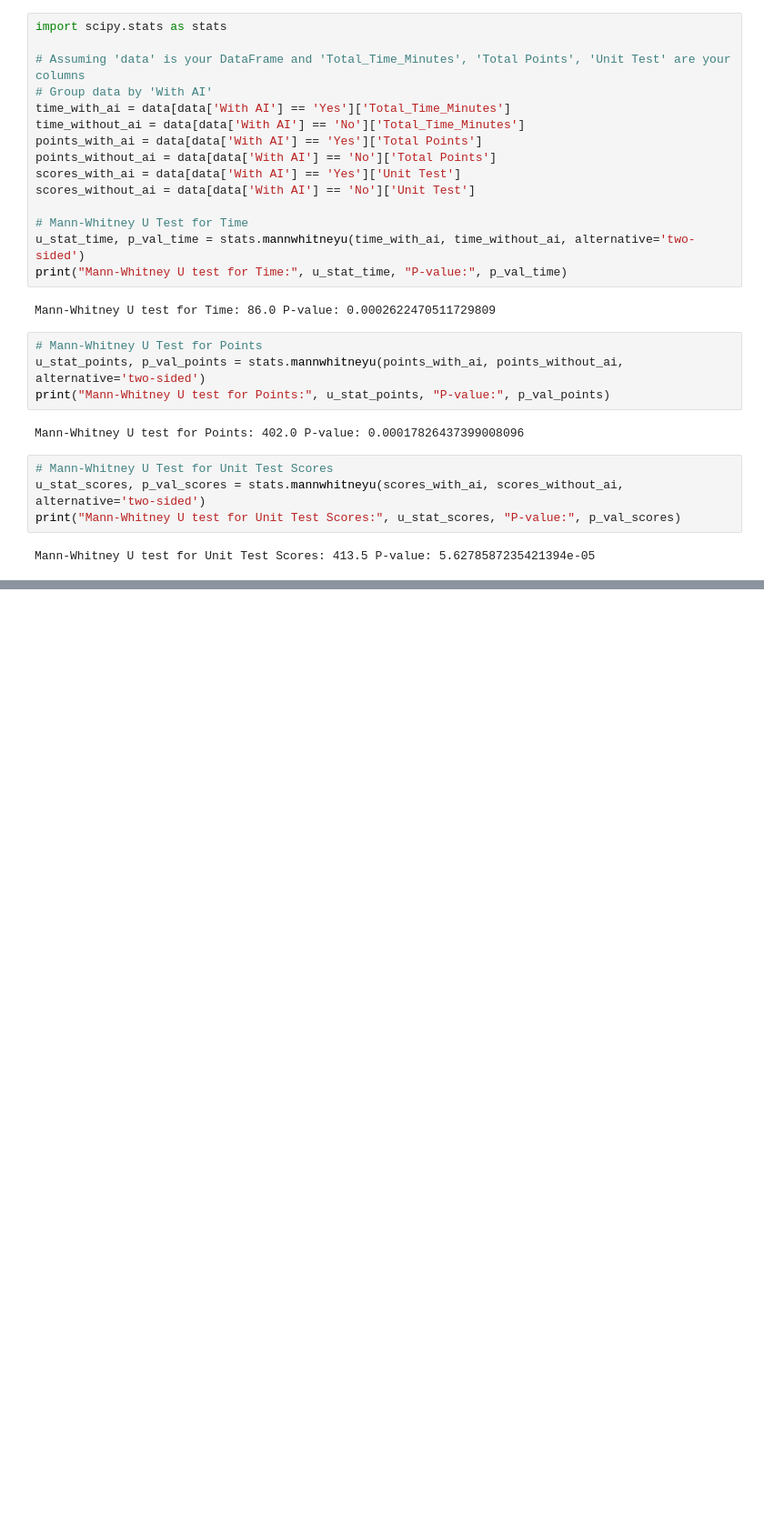
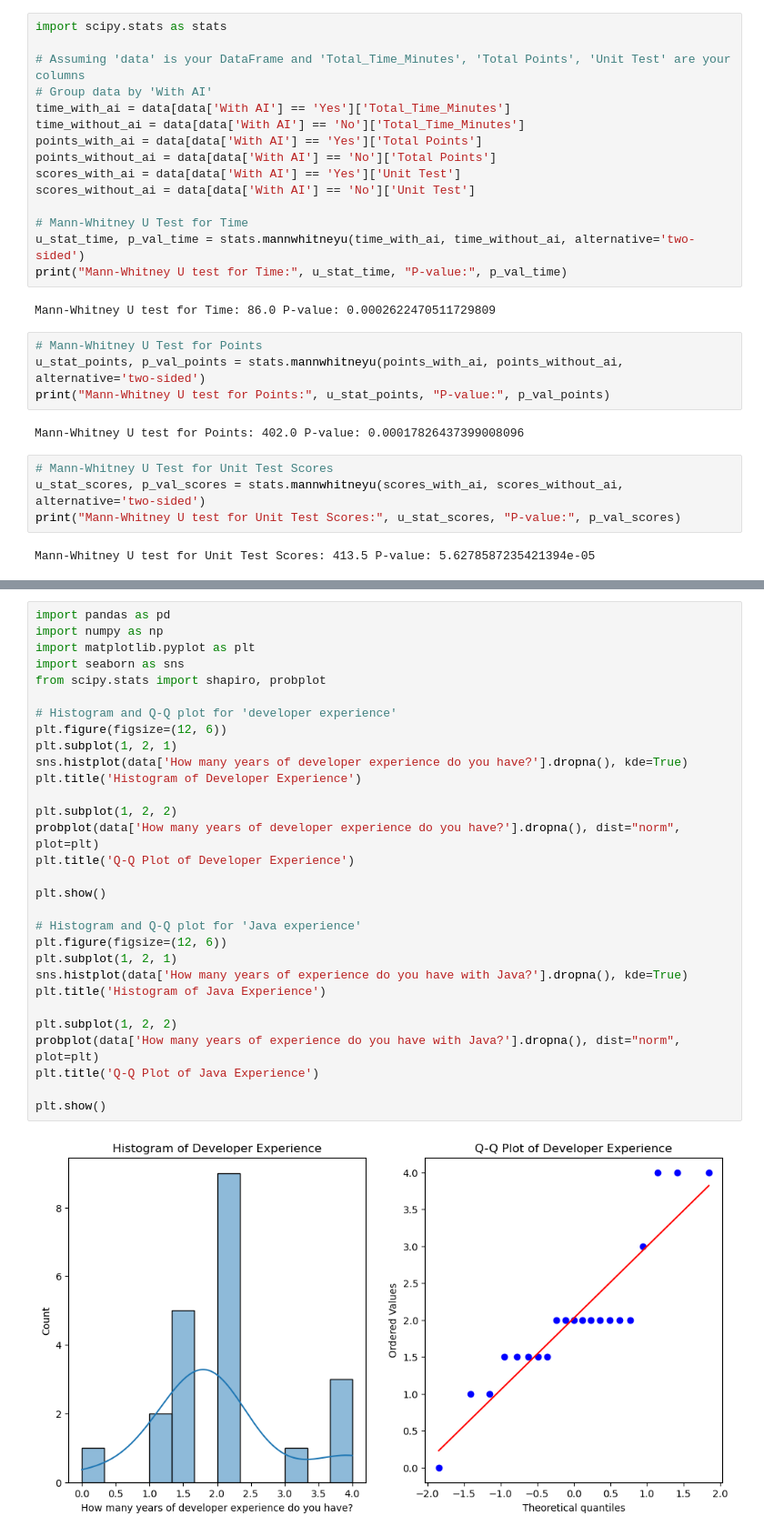
Before and after one commit to cseetreview/review_project, a Jupyter notebook: Notebook.ipynb, the cells around one changed output, grey strips where cells are left out. Shown: that part at 91% size. Saved outputs shown, nothing was run; the diff lists cells and outputs as text; blank space fills up the shorter version.

Commit message:
mere stats

```diff
--- a/Notebook.ipynb
+++ b/Notebook.ipynb
@@ -902,0 +925,32 @@ Mann-Whitney U test for Unit Test Scores: 413.5 P-value: 5.6278587235421394e-05
+# %%
+import pandas as pd
+import numpy as np
+import matplotlib.pyplot as plt
+import seaborn as sns
+from scipy.stats import shapiro, probplot
+
+# Histogram and Q-Q plot for 'developer experience'
+plt.figure(figsize=(12, 6))
+plt.subplot(1, 2, 1)
+sns.histplot(data['How many years of developer experience do you have?'].dropna(), kde=True)
+plt.title('Histogram of Developer Experience')
+
+plt.subplot(1, 2, 2)
+probplot(data['How many years of developer experience do you have?'].dropna(), dist="norm", plot=plt)
+plt.title('Q-Q Plot of Developer Experience')
+
+plt.show()
+
+# Histogram and Q-Q plot for 'Java experience'
+plt.figure(figsize=(12, 6))
+plt.subplot(1, 2, 1)
+sns.histplot(data['How many years of experience do you have with Java?'].dropna(), kde=True)
+plt.title('Histogram of Java Experience')
+
+plt.subplot(1, 2, 2)
+probplot(data['How many years of experience do you have with Java?'].dropna(), dist="norm", plot=plt)
+plt.title('Q-Q Plot of Java Experience')
+
+plt.show()
+# %% [output]
+[figure, added]
```
Also changed, not shown: parts of 2 cells of this notebook.
